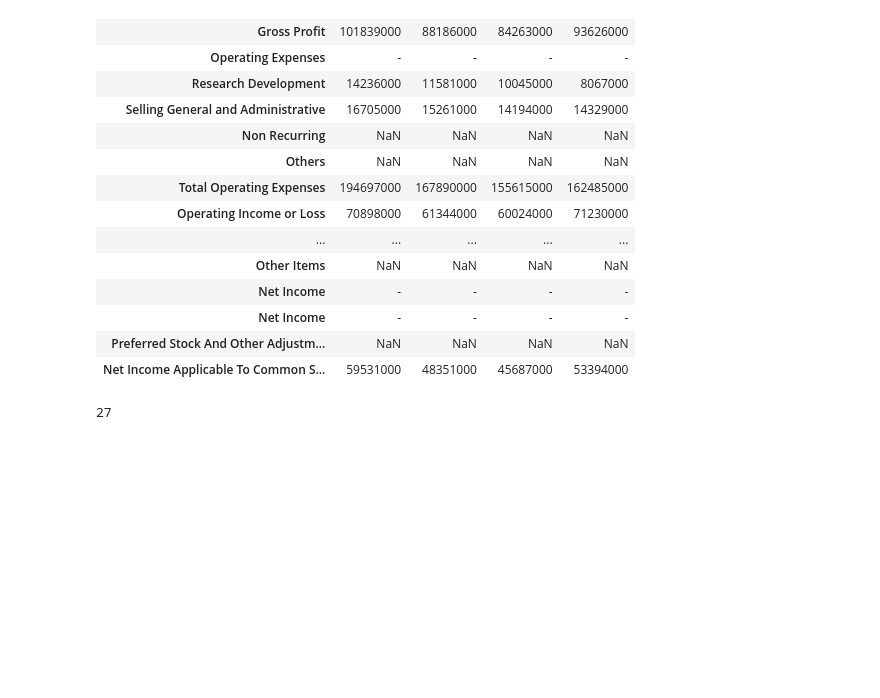
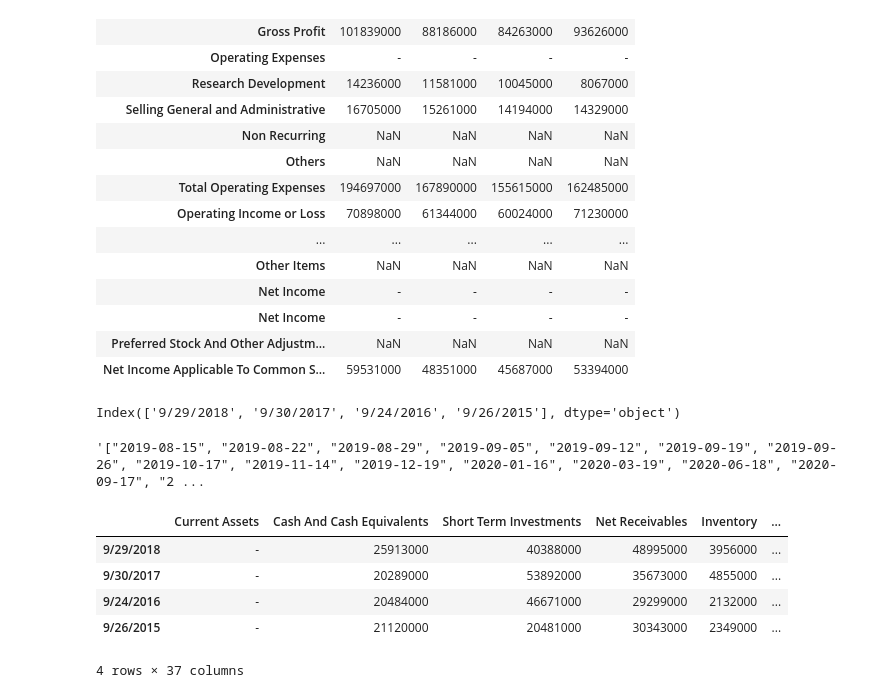
Before and after one commit to 790122691/data_analytics_backend, a Jupyter notebook: Untitled.ipynb, the cells around one changed output. Drawn from its saved outputs; the diff is of its cells as text; code cells hidden in the pictures; blank space fills up the shorter version.

```diff
--- a/Untitled.ipynb
+++ b/Untitled.ipynb
@@ -112,6 +112,19 @@ aapl.financials
 | Preferred Stock And Other Adjustm... | NaN | NaN | NaN | NaN |
 | Net Income Applicable To Common S... | 59531000 | 48351000 | 45687000 | 53394000 |
 # %%
-aapl.financials.shape[0]
+aapl.financials.T.index
 # %% [output]
-27
+Index(['9/29/2018', '9/30/2017', '9/24/2016', '9/26/2015'], dtype='object')
+# %%
+json.dumps(aapl.options)
+# %% [output]
+'["2019-08-15", "2019-08-22", "2019-08-29", "2019-09-05", "2019-09-12", "2019-09-19", "2019-09-26", "2019-10-17", "2019-11-14", "2019-12-19", "2020-01-16", "2020-03-19", "2020-06-18", "2020-09-17", "2 ...
+# %%
+aapl.balance_sheet.T
+# %% [output]
+|  | Current Assets | Cash And Cash Equivalents | Short Term Investments | Net Receivables | Inventory | ... |
+| 9/29/2018 | - | 25913000 | 40388000 | 48995000 | 3956000 | ... |
+| 9/30/2017 | - | 20289000 | 53892000 | 35673000 | 4855000 | ... |
+| 9/24/2016 | - | 20484000 | 46671000 | 29299000 | 2132000 | ... |
+| 9/26/2015 | - | 21120000 | 20481000 | 30343000 | 2349000 | ... |
+4 rows × 37 columns
```
Also changed, not shown: parts of 5 cells of this notebook, 1 other file.
